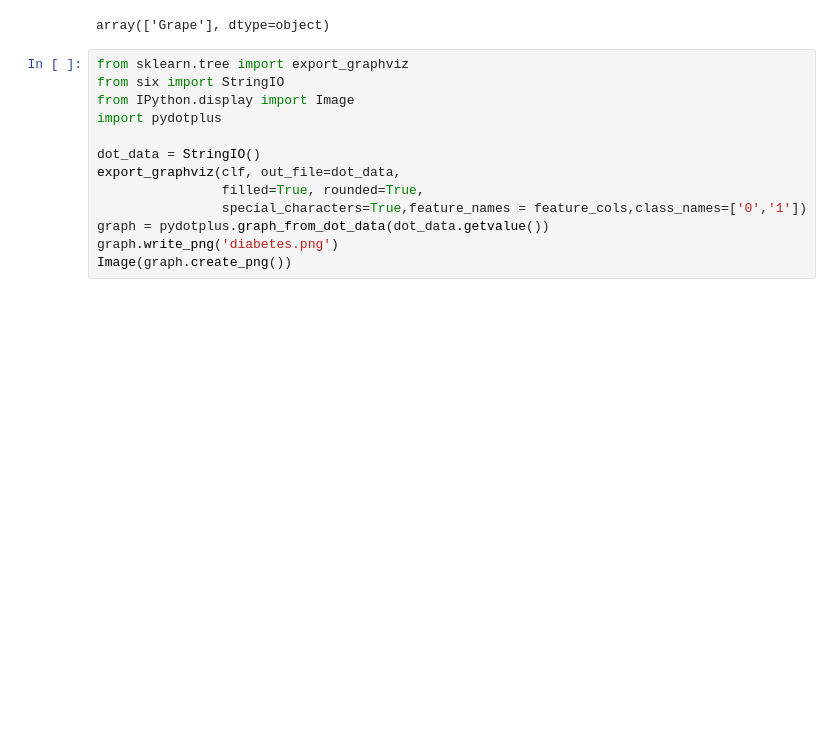
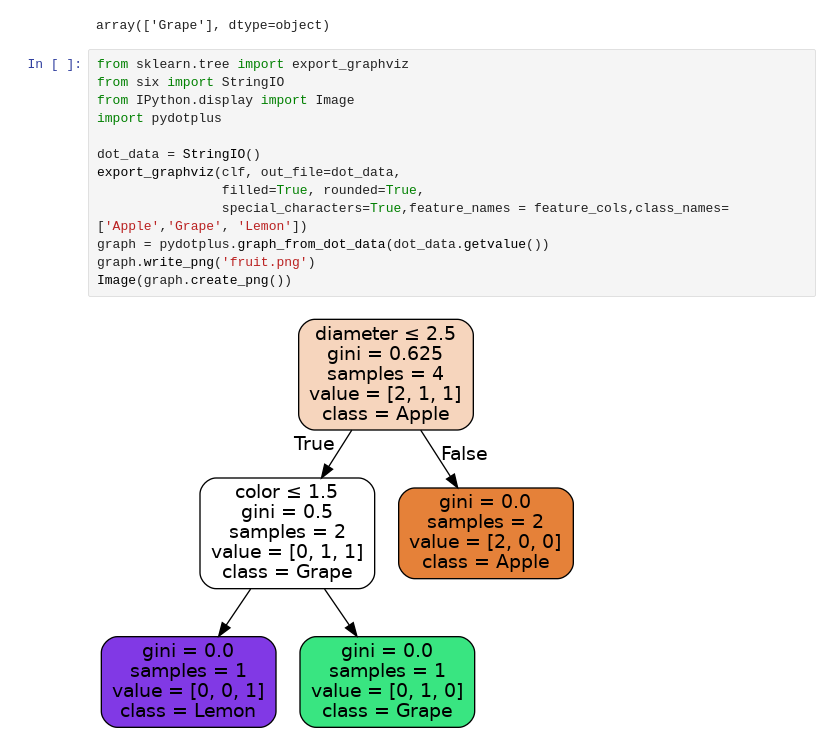
Before and after one commit to amarnathresearch/machinelearning, a Jupyter notebook: decisiontree/dt_fruit.ipynb, the cells around one changed output. Drawn from its saved outputs; the diff is of its cells as text; blank space fills up the shorter version.

```diff
--- a/decisiontree/dt_fruit.ipynb
+++ b/decisiontree/dt_fruit.ipynb
@@ -62,13 +62,15 @@ array(['Grape'], dtype=object)
 # %%
 from sklearn.tree import export_graphviz
 from six import StringIO
 from IPython.display import Image
 import pydotplus
 
 dot_data = StringIO()
 export_graphviz(clf, out_file=dot_data,
                 filled=True, rounded=True,
-                special_characters=True,feature_names = feature_cols,class_names=['0','1'])
+                special_characters=True,feature_names = feature_cols,class_names=['Apple','Grape', 'Lemon'])
 graph = pydotplus.graph_from_dot_data(dot_data.getvalue())
-graph.write_png('diabetes.png')
+graph.write_png('fruit.png')
 Image(graph.create_png())
+# %% [output]
+[figure, added]
```
